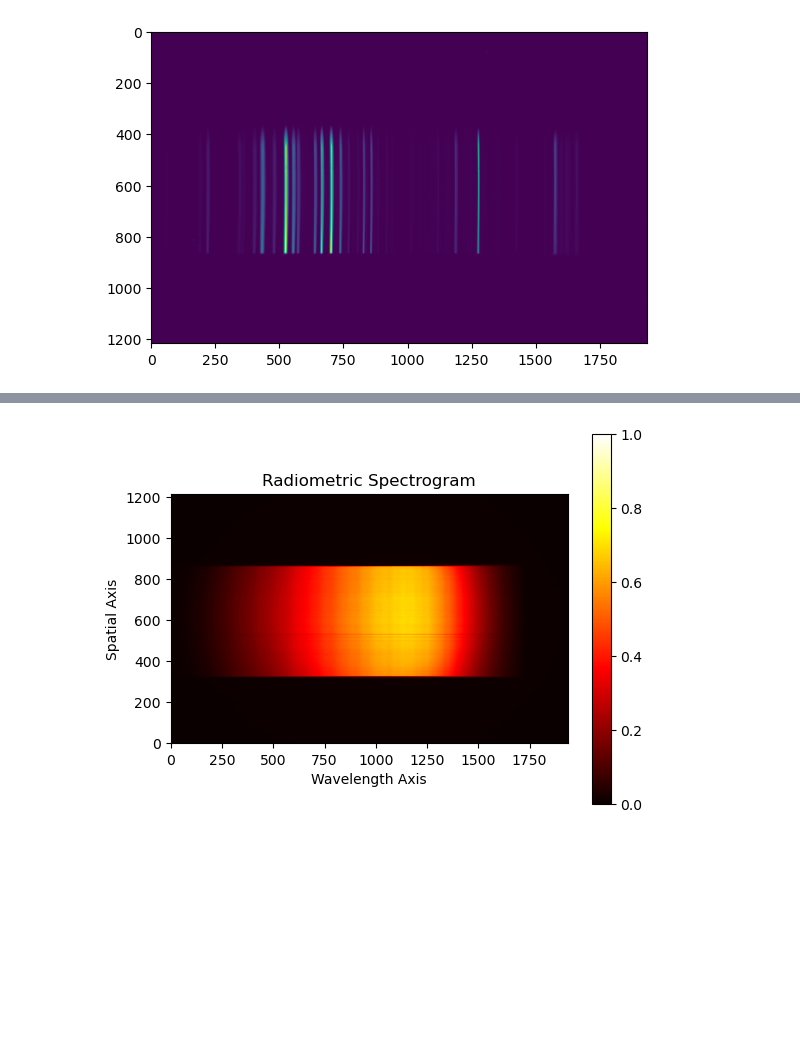
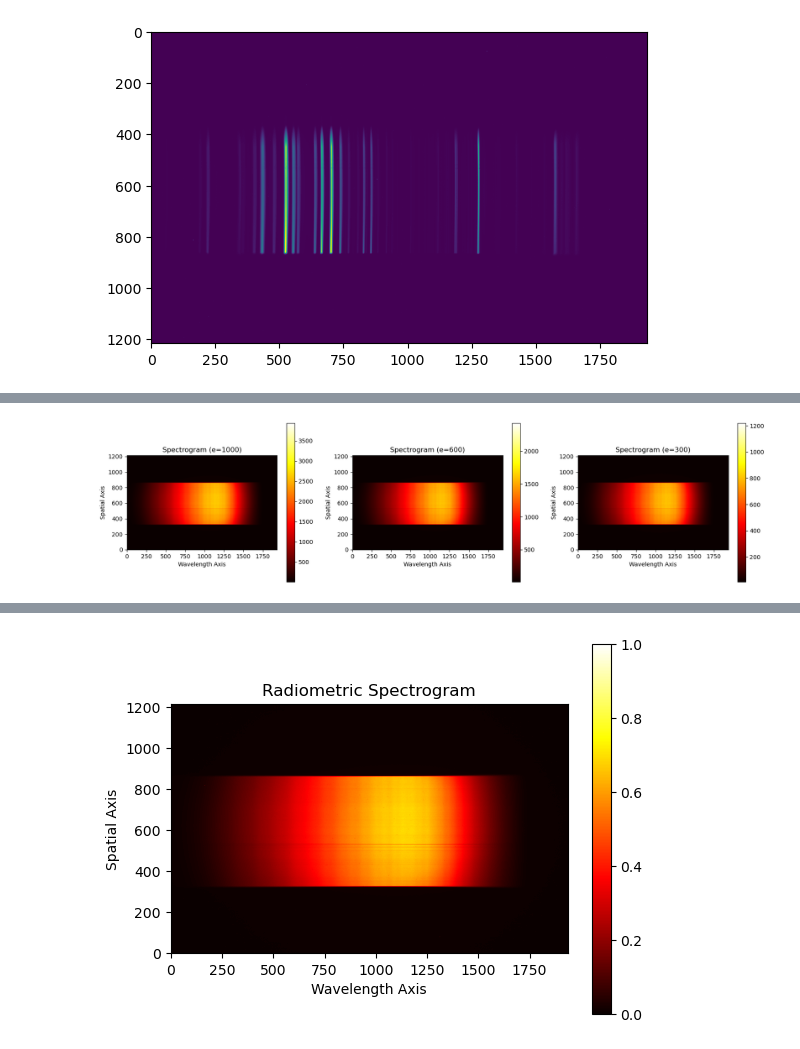
Before and after one commit to Larshalvorhansen/optikkLab, a Jupyter notebook: Code/Assignment_1/notebook.ipynb, the cells around one changed output, grey strips where cells are left out. Saved outputs shown, nothing was run; the diff lists cells and outputs as text; code cells hidden in the pictures; blank space fills up the shorter version.

Commit message:
attempted radiometric calibration

```diff
--- a/Code/Assignment_1/notebook.ipynb
+++ b/Code/Assignment_1/notebook.ipynb
@@ -90,0 +105,99 @@ plt.imshow(datacube4)
+# %%
+# take avg. image for each exposure
+
+
+base_folder = r'.\Data\radiometric'
+file_list = glob.glob(os.path.join(base_folder, '*'))
+
+samples = 1
+bands = 1936
+datacube = np.fromfile(file_list[0], dtype='uint16')
+avg_cube_e1000 = np.zeros_like(datacube) # init. empty empty average datacube
+avg_cube_e600 = np.zeros_like(datacube) # init. empty empty average datacube
+avg_cube_e300 = np.zeros_like(datacube) # init. empty empty average datacube
+
+# make avg. image for e=1000
+for file in file_list[:10]:
+    # print(file)
+    datacube = np.fromfile(file, dtype='uint16')
+    avg_cube_e1000 += datacube
+avg_cube_e1000 = avg_cube_e1000/10
+avg_cube_e1000 = avg_cube_e1000.reshape((-1, samples, bands))[:,0,::-1]
+
+# make avg. image for e=600
+for file in file_list[10:20]:
+    # print(file)
+    datacube = np.fromfile(file, dtype='uint16')
+    avg_cube_e600 += datacube
+avg_cube_e600 = avg_cube_e600/10
+avg_cube_e600 = avg_cube_e600.reshape((-1, samples, bands))[:,0,::-1]
+
+# make avg. image for e=300
+for file in file_list[20:30]:
+    # print(file)
+    datacube = np.fromfile(file, dtype='uint16')
+    avg_cube_e300 += datacube
+avg_cube_e300 = avg_cube_e300/10
+avg_cube_e300 = avg_cube_e300.reshape((-1, samples, bands))[:,0,::-1]
+
+# Visualize output-
+plt.figure(figsize=(20,5))
+plt.subplot(1,3,1)
+plt.imshow(avg_cube_e1000, cmap='hot', origin='lower')
+plt.colorbar()
+# plt.clim(0, 1)
+plt.title('Spectrogram (e=1000)')
+plt.xlabel('Wavelength Axis')
+plt.ylabel('Spatial Axis')
+# plt.show()
+
+plt.subplot(1,3,2)
+plt.imshow(avg_cube_e600, cmap='hot', origin='lower')
+plt.colorbar()
+# plt.clim(0, 1)
+plt.title('Spectrogram (e=600)')
+plt.xlabel('Wavelength Axis')
+plt.ylabel('Spatial Axis')
+# plt.show()
+
+plt.subplot(1,3,3)
+plt.imshow(avg_cube_e300, cmap='hot', origin='lower')
+plt.colorbar()
+# plt.clim(0, 1)
+plt.title('Spectrogram (e=300)')
+plt.xlabel('Wavelength Axis')
+plt.ylabel('Spatial Axis')
+plt.show()
+
+
+# Visualize normalized output
+plt.figure(figsize=(20,5))
+plt.suptitle('Scaled by exposure time')
+plt.subplot(1,3,1)
+plt.imshow(avg_cube_e1000/1, cmap='hot', origin='lower')
+plt.colorbar()
+# plt.clim(0, 1)
+plt.title('Spectrogram (e=1000)')
+plt.xlabel('Wavelength Axis')
+plt.ylabel('Spatial Axis')
+# plt.show()
+
+plt.subplot(1,3,2)
+plt.imshow(avg_cube_e600/0.6, cmap='hot', origin='lower')
+plt.colorbar()
+# plt.clim(0, 1)
+plt.title('Spectrogram (e=600)')
+plt.xlabel('Wavelength Axis')
+plt.ylabel('Spatial Axis')
+# plt.show()
+
+plt.subplot(1,3,3)
+plt.imshow(avg_cube_e300/0.3, cmap='hot', origin='lower')
+plt.colorbar()
+# plt.clim(0, 1)
+plt.title('Spectrogram (e=300)')
+plt.xlabel('Wavelength Axis')
+plt.ylabel('Spatial Axis')
+plt.show()
+# %% [output]
+[figure, added]
```
Also changed, not shown: parts of 12 cells of this notebook.
